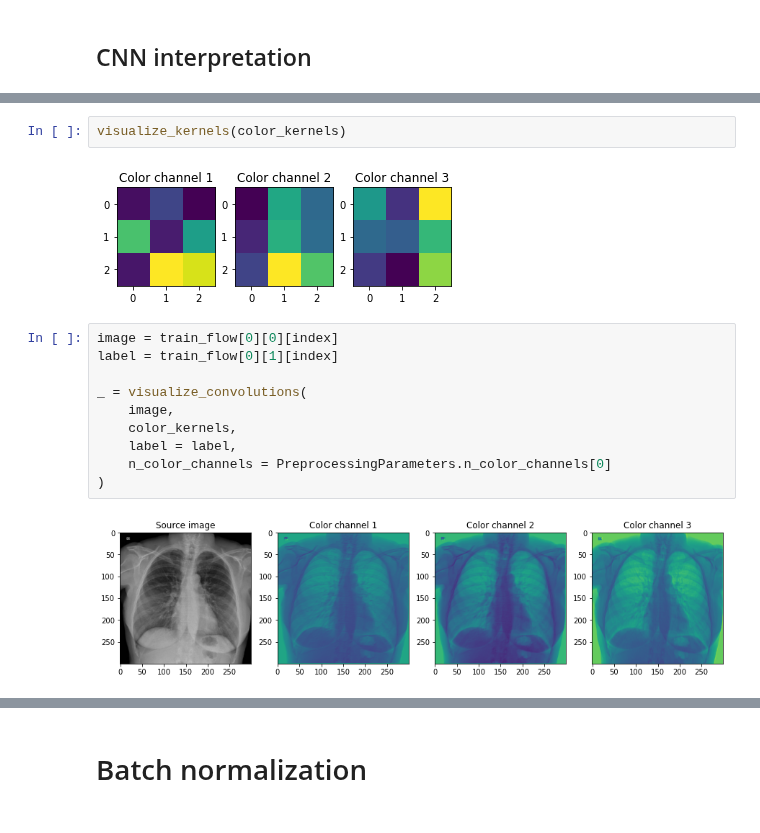
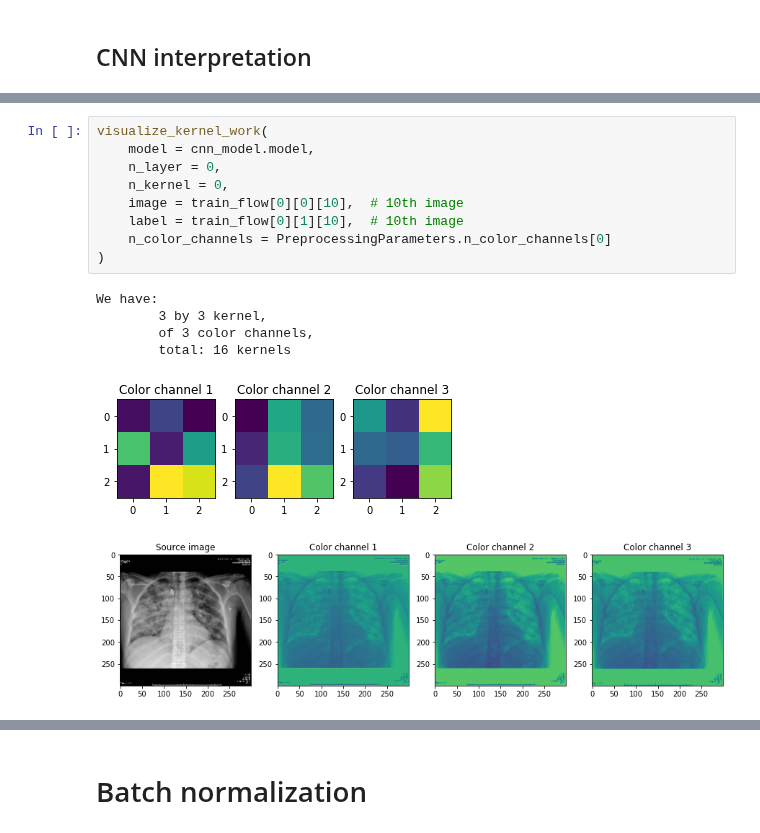
Before and after one commit to PashaIanko/Covid19Classifier, a Jupyter notebook: main.ipynb, the cells around one changed output, grey strips where cells are left out. Drawn from its saved outputs; the diff is of its cells as text.

Commit message:
fixed kernel visualization function

```diff
--- a/main.ipynb
+++ b/main.ipynb
@@ -431,16 +406,16 @@ We have:
-# %%
-visualize_kernels(color_kernels)
-# %% [output]
-[figure, removed]
 # %%
-image = train_flow[0][0][index]
-label = train_flow[0][1][index]
-
-_ = visualize_convolutions(
-    image,
-    color_kernels,
-    label = label,
+visualize_kernel_work(
+    model = cnn_model.model,
+    n_layer = 0,
+    n_kernel = 0,
+    image = train_flow[0][0][10],  # 10th image
+    label = train_flow[0][1][10],  # 10th image
     n_color_channels = PreprocessingParameters.n_color_channels[0]
 )
 # %% [output]
+We have:
+        3 by 3 kernel,
+        of 3 color channels,
+        total: 16 kernels
-[figure, old version]
+[figure, new version]
+[figure, added]
```
Also changed, not shown: parts of 4 cells of this notebook, 1 other file.
